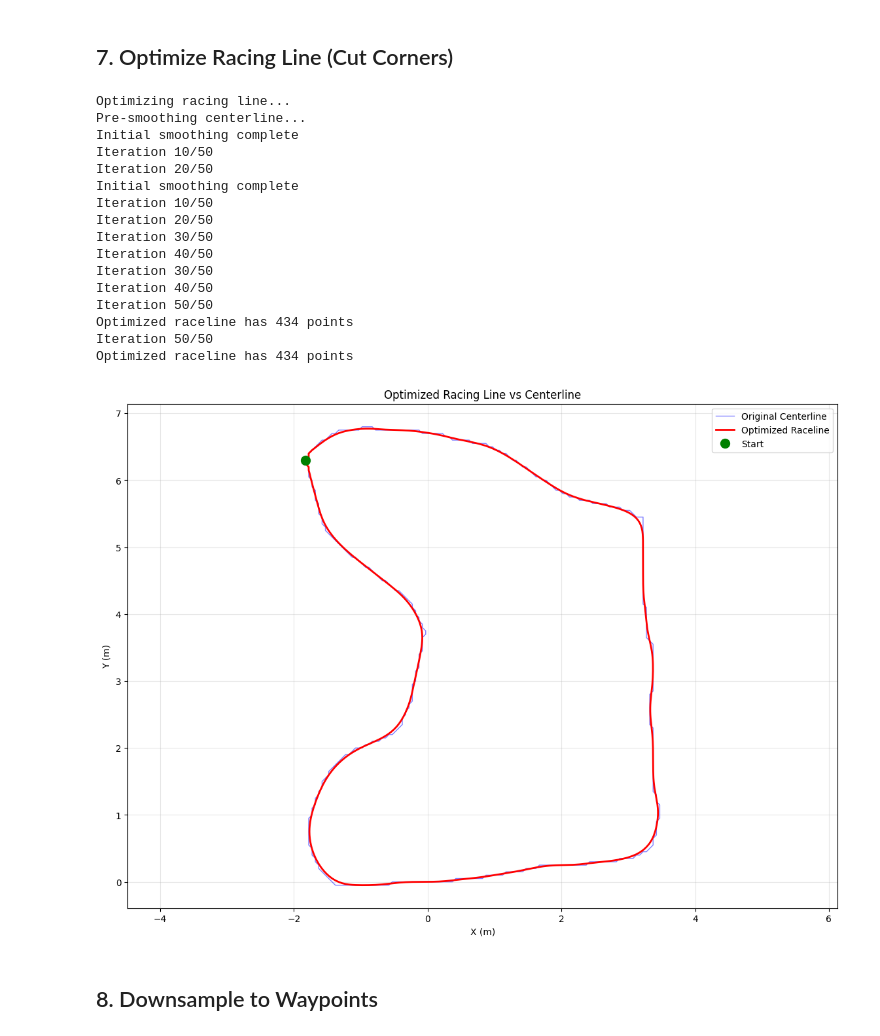
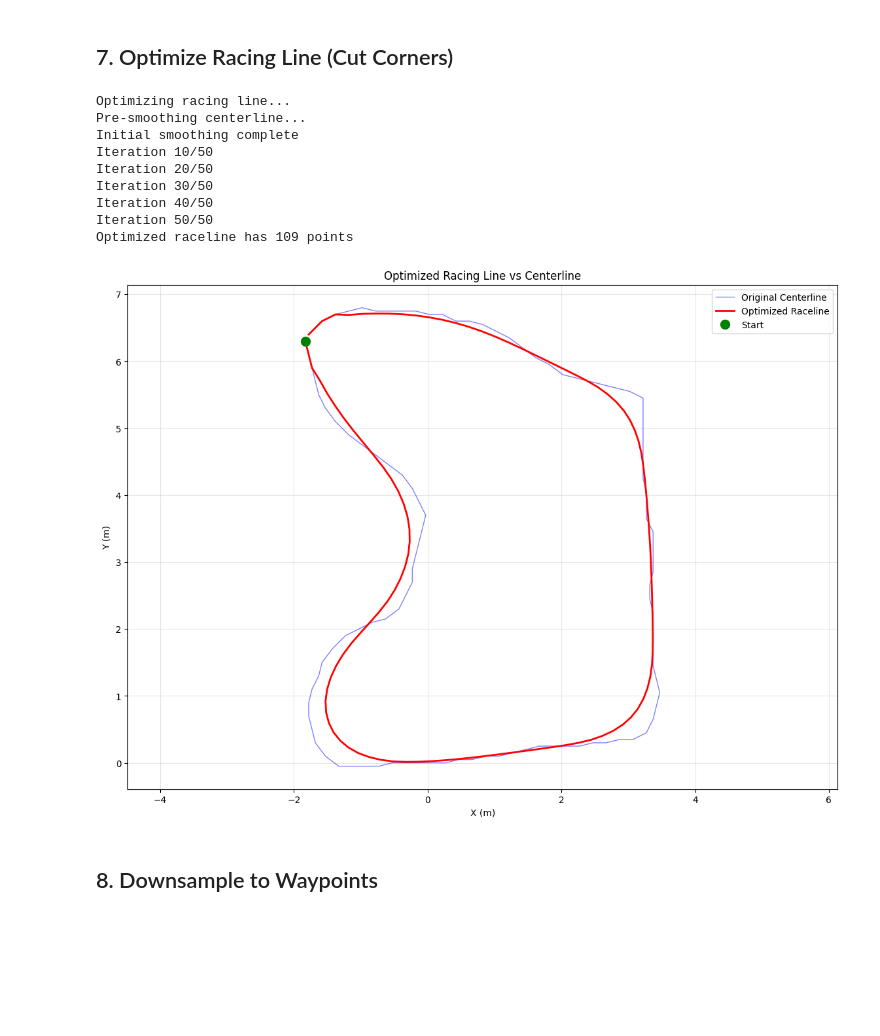
Before and after one commit to colbycheese55/F1_10th_Group2, a Jupyter notebook: generate_raceline.ipynb, the cells around one changed output. Drawn from its saved outputs; the diff is of its cells as text; code cells hidden in the pictures; blank space fills up the shorter version.

Commit message:
cut the corners tighter

```diff
--- a/generate_raceline.ipynb
+++ b/generate_raceline.ipynb
@@ -22,7 +22,7 @@ YAML_FILE = 'base_map.yaml'
 OUTPUT_FILE = 'raceline_generated.csv'
 
 # Parameters
-NUM_WAYPOINTS = 200
+NUM_WAYPOINTS = 50
 SAFETY_MARGIN = 0.15  # meters
 DISTANCE_THRESHOLD = 0.30  # 30% of max distance from walls
 OPTIMIZATION_ITERATIONS = 50
@@ -183,6 +183,18 @@ while not visited[current_idx]:
     current_idx = next_idx
 
 centerline = np.array(ordered_points)
+
+# Downsample the ordered centerline to reduce noise and speed up optimization
+# Choose a step so we keep roughly a few times more points than final waypoints
+# but avoid overly dense centerlines from skeletonization.
+desired_points = max(NUM_WAYPOINTS, 100)
+if len(centerline) > desired_points:
+    step_ds = max(1, len(centerline) // desired_points)
+    centerline = centerline[::step_ds]
+    print(f"Downsampled centerline by step {step_ds}, now {len(centerline)} points")
+else:
+    print(f"Centerline length {len(centerline)}; no downsampling applied")
+
 print(f"Ordered path has {len(centerline)} points")
 
 # Check if closed loop
@@ -269,12 +285,15 @@ for iteration in range(OPTIMIZATION_ITERATIONS):
             if shortcut_len > 0.001:
                 shortcut_dir = shortcut_dir / shortcut_len
 
-                # Move current point slightly toward the shortcut line
+                # Move current point toward the shortcut line
                 # This reduces path length and curvature
                 to_shortcut = (p_prev + p_next) / 2.0 - p_curr
 
-                # Small conservative step
-                step = LEARNING_RATE * 0.1 * to_shortcut
+                # MORE AGGRESSIVE for hairpins (tighter corners)
+                # Scale aggressiveness based on curvature magnitude
+                # Higher curvature (sharper corner) = more aggressive cutting
+                aggressiveness = min(abs(cross) * 2.0, 1.5)  # Max 1.5x for very tight hairpins
+                step = LEARNING_RATE * 0.3 * aggressiveness * to_shortcut  # Increased from 0.1 to 0.3
                 test_point = p_curr + step
 
                 # Convert to image coordinates
@@ -288,42 +307,35 @@ for iteration in range(OPTIMIZATION_ITERATIONS):
                     new_raceline[i] = test_point
 
     raceline = new_raceline
 
     if (iteration + 1) % 10 == 0:
         print(f"Iteration {iteration + 1}/{OPTIMIZATION_ITERATIONS}")
 
 print(f"Optimized raceline has {len(raceline)} points")
 
 # Visualize optimization result
 plt.figure(figsize=(14, 10))
 plt.plot(centerline[:, 0], centerline[:, 1], 'b-', linewidth=1, alpha=0.5, label='Original Centerline')
 plt.plot(raceline[:, 0], raceline[:, 1], 'r-', linewidth=2, label='Optimized Raceline')
 plt.plot(raceline[0, 0], raceline[0, 1], 'go', markersize=10, label='Start')
 plt.title('Optimized Racing Line vs Centerline')
 plt.xlabel('X (m)')
 plt.ylabel('Y (m)')
 plt.axis('equal')
 plt.legend()
 plt.grid(True, alpha=0.3)
 plt.show()
 # %% [output]
 Optimizing racing line...
 Pre-smoothing centerline...
 Initial smoothing complete
 Iteration 10/50
 Iteration 20/50
-Initial smoothing complete
-Iteration 10/50
-Iteration 20/50
-Iteration 30/50
-Iteration 40/50
 Iteration 30/50
 Iteration 40/50
 Iteration 50/50
-Optimized raceline has 434 points
-Iteration 50/50
-Optimized raceline has 434 points
+Optimized raceline has 109 points
-[figure, old version]
+[figure, new version]
 # %% [markdown]
 ## 8. Downsample to Waypoints
 # %%
```
Also changed, not shown: parts of 3 cells of this notebook, 2 other files.
